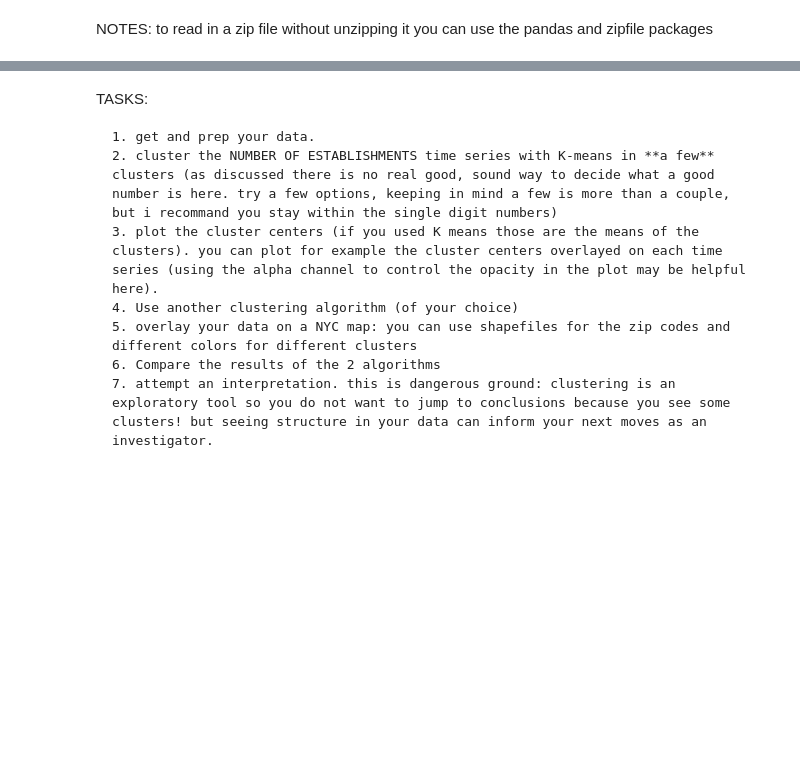
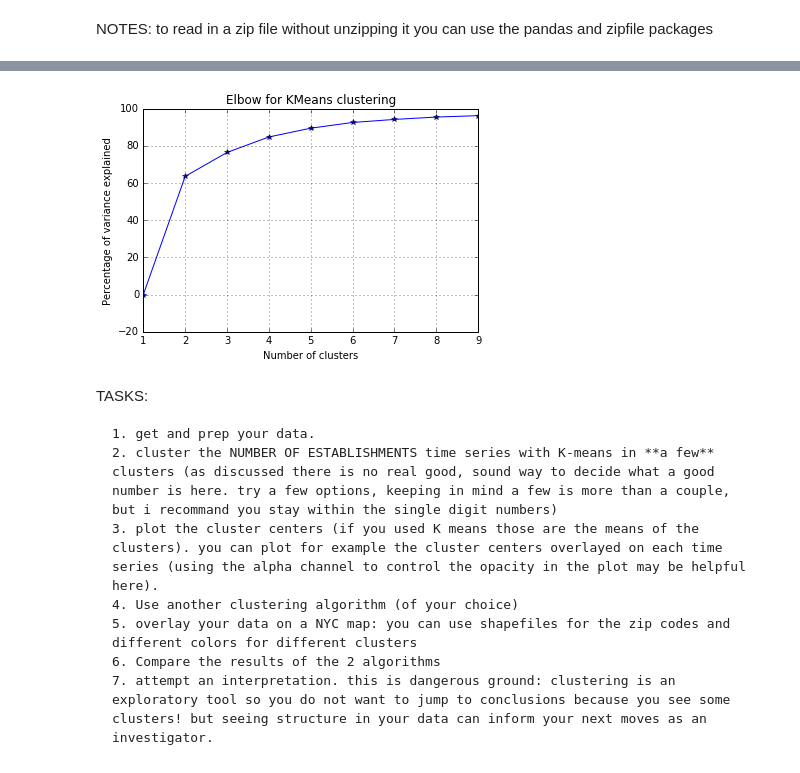
Before and after one commit to alephcero/PUI2016_fdg224, a Jupyter notebook: HW11_fdg224/HW11_2_fdg224.ipynb, the cells around one changed output, grey strips where cells are left out. Saved outputs shown, nothing was run; the diff lists cells and outputs as text; code cells hidden in the pictures; blank space fills up the shorter version.

```diff
--- a/HW11_fdg224/HW11_2_fdg224.ipynb
+++ b/HW11_fdg224/HW11_2_fdg224.ipynb
@@ -44,0 +92,6 @@ mydata[i].mean() should be ~0 for all i in range(len(Nzipcodes))
+# %%
+f = []
+for (dirpath, dirnames, filenames) in os.walk(os.getenv("PUIDATA") +'/ecoCensus/'):
+    f.extend(filenames)
+    break
+f
@@ -44,0 +160,3 @@ mydata[i].mean() should be ~0 for all i in range(len(Nzipcodes))
+# %%
+X = np.matrix(mergeData.iloc[:,4:])
+X = np.where(np.isnan(X),0,X)
@@ -44,0 +183,37 @@ mydata[i].mean() should be ~0 for all i in range(len(Nzipcodes))
+# %%
+def elbow(data,K):
+#data is your input as numpy form
+#K is a list of number of clusters you would like to show.
+    # Run the KMeans model and save all the results for each number of clusters
+    KM = [KMeans(n_clusters=k).fit(data) for k in K]
+
+    # Save the centroids for each model with a increasing k
+    centroids = [k.cluster_centers_ for k in KM]
+
+    # For each k, get the distance between the data with each center.
+    D_k = [cdist(data, cent, 'euclidean') for cent in centroids]
+
+    # But we only need the distance to the nearest centroid since we only calculate dist(x,ci) for its own cluster.
+    globals()['dist'] = [np.min(D,axis=1) for D in D_k]
+
+    # Calculate the Average SSE.
+    avgWithinSS = [sum(d)/data.shape[0] for d in dist]
+
+
+    # Total with-in sum of square plot. Another way to show the result.
+    wcss = [sum(d**2) for d in dist]
+    tss = sum(pdist(data)**2)/data.shape[0]
+    bss = tss-wcss
+
+    fig = plt.figure()
+    ax = fig.add_subplot(111)
+    ax.plot(K, bss/tss*100, 'b*-')
+    plt.grid(True)
+    plt.xlabel('Number of clusters')
+    plt.ylabel('Percentage of variance explained')
+    plt.title('Elbow for KMeans clustering')
+    plt.show()
+# %%
+elbow(X, range(1,10))
+# %% [output]
+[figure, added]
```
Also changed, not shown: parts of 19 cells of this notebook.
